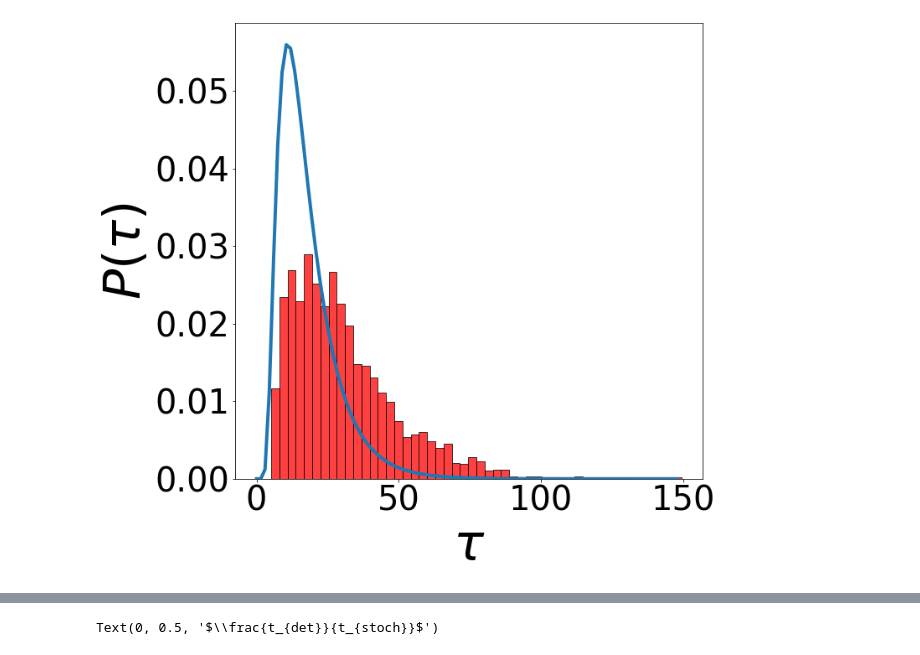
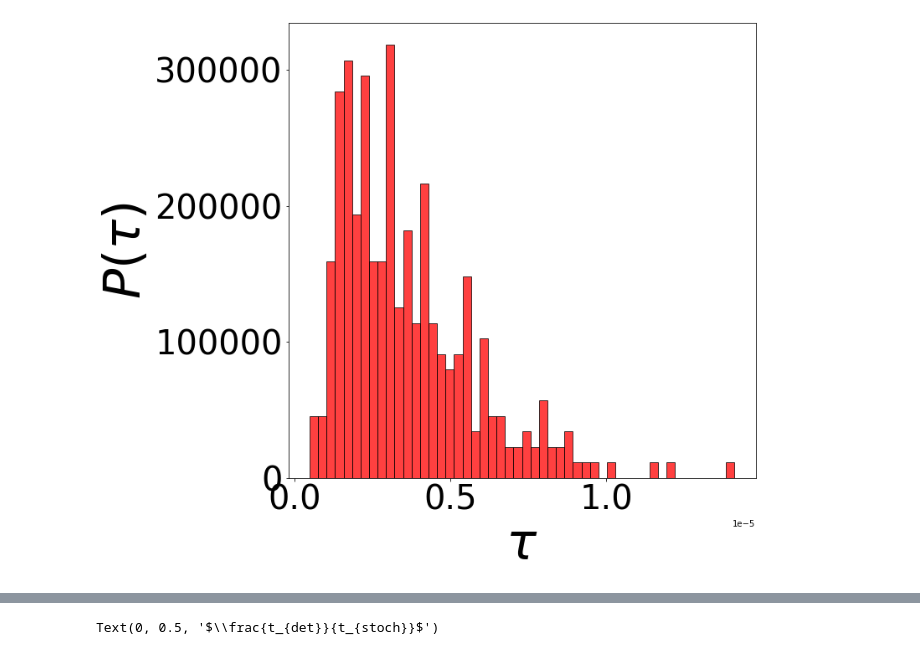
Before and after one commit to matibilkis/cdisc, a Jupyter notebook: analysis/analyze.ipynb, the cells around one changed output, grey strips where cells are left out. Drawn from its saved outputs; the diff is of its cells as text; code cells hidden in the pictures.

```diff
--- a/analysis/analyze.ipynb
+++ b/analysis/analyze.ipynb
@@ -23,15 +27,5 @@ N = int(1e4)
 # %%
-timind, indis = get_timind_indis(total_time, dt)
+timind, indis = get_timind_indis(total_time, dt, N=1e4)
-# %%
-l = load_data(exp_path = exp_path ,itraj=1, total_time=total_time, dt=dt)
-timind, indis = get_timind_indis(total_time, dt)
-
-r0, r1 = load_liks(itraj=1, total_time=total_time, dt=dt)
-# %%
-rr1 = []
-for itraj in range(1,10):
-    r1, r0 = load_liks(itraj=itraj, total_time=total_time, dt=dt)
-    rr1.append(r1)
 # %%
 Ntraj = 2000
 B = 6.
@@ -43,7 +37,6 @@ stop["_0"] = {i:[] for i in range(1,Ntraj)}
 stop["_1"] = {i:[] for i in range(1,Ntraj)}
 
 
-er=[]
 deter = {}
 deter["h0/h1"] ={indb:[0]*len(indis) for indb in range(len(boundsB))}
 deter["h1/h0"] = {indb:[0]*len(indis) for indb in range(len(boundsB))}
@@ -52,8 +45,6 @@ l0,l1 = np.zeros((2,len(timind)))
 
 deter_data_h0_h1 = np.zeros((Ntraj, len(boundsB), len(indis)))
 deter_data_h1_h0 = np.zeros((Ntraj, len(boundsB), len(indis)))
-
-intindis = np.arange(0,len(indis))
 
 n=1
 ers = []
@@ -66,14 +57,15 @@ for itraj in tqdm(range(1,Ntraj)):
                 stop["_1"][itraj].append(get_stop_time(log_lik_ratio, b, timind))
                 stop["_0"][itraj].append(get_stop_time(log_lik_ratio_swap, b,timind))
 
-                deter["h0/h1"][indb] += ((log_lik_ratio[intindis] < b).astype(int)  - deter["h0/h1"][indb])/n
-                deter["h1/h0"][indb] += ((log_lik_ratio_swap[intindis] < b).astype(int)  - deter["h1/h0"][indb])/n
+                deter["h0/h1"][indb] += ((log_lik_ratio[indis] < b).astype(int)  - deter["h0/h1"][indb])/n
+                deter["h1/h0"][indb] += ((log_lik_ratio_swap[indis] < b).astype(int)  - deter["h1/h0"][indb])/n
 
         l1= l1 + log_lik_ratio
         l0 = l0 +log_lik_ratio_swap
         n+=1
     except Exception:
-       ers.append(itraj)
+        ers.append(itraj)
+        pass
 l0/=(Ntraj - len(ers))
 l1/=(Ntraj - len(ers))
 # %%
@@ -146,29 +144,29 @@ for indb, b in enumerate(bpos):
 # %%
 def prob_craft(t, b, mu):
 
     S= np.sqrt(2*mu)
 
     div = (np.sqrt(2*np.pi)*S*(t**(3/2)))
     return  abs(b)*np.exp(-((abs(b)-mu*t)**2)/(2*t*(S**2)))/div
 
 
 muu = l1[-1]/timind[-1]
 
 LS, TS = 60, 40
 plt.figure(figsize=(10,10))
 ax = plt.subplot(111)
-indb = -1
+indb = -4
 
 timm =  np.linspace(np.min(timbin1),np.max(timbin1),100)
 
 popo = [prob_craft(tt, bpos[indb] , muu) for tt in timm]
-ax.plot(timm,popo, linewidth=4)
+# ax.plot(timm,popo, linewidth=4)
 ax.bar(timbin1[indb], cons1[indb], width=timbin1[indb][1]-timbin1[indb][0], color="red", alpha=0.75, edgecolor="black",)#, label="simulations")
 ax.set_xlabel(r'$\tau$',size=LS)
 ax.set_ylabel(r'$P(\tau)$', size=LS)
 ax.tick_params(axis='both', which='major', labelsize=TS)
 # %% [output]
-[figure, old version]
+[figure, new version]
 # %%
 
 fig = plt.figure(figsize=(20,15))
```
Also changed, not shown: parts of 5 cells of this notebook, 3 other files.
